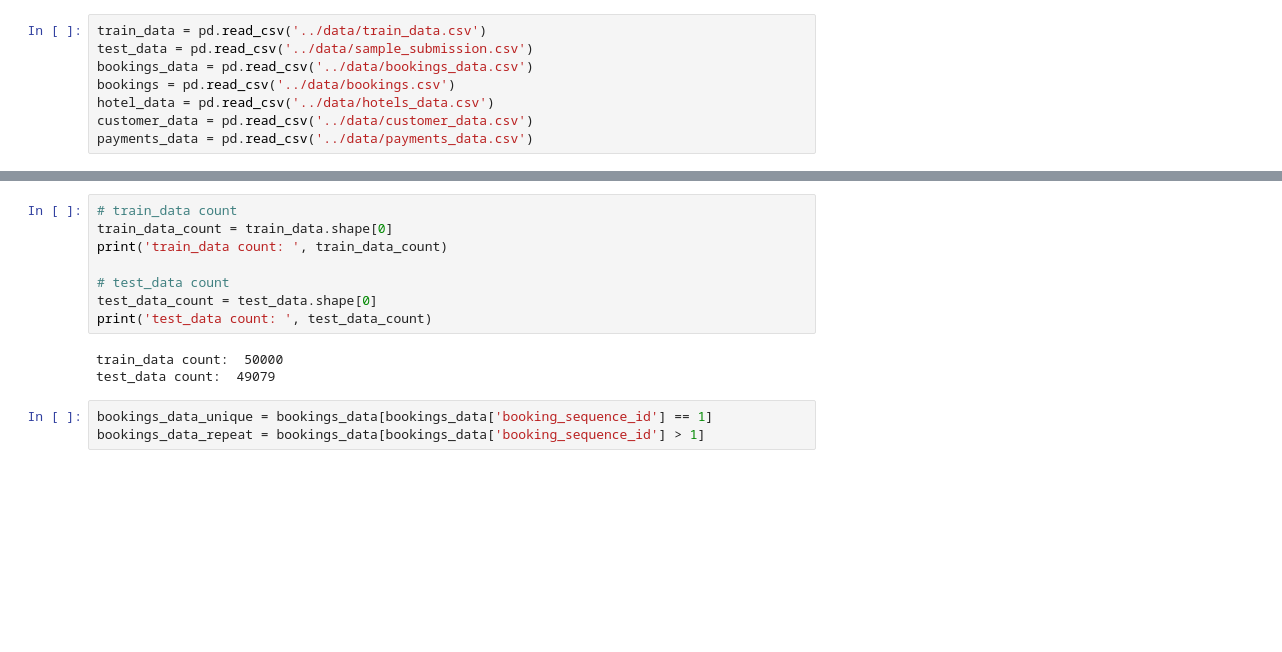
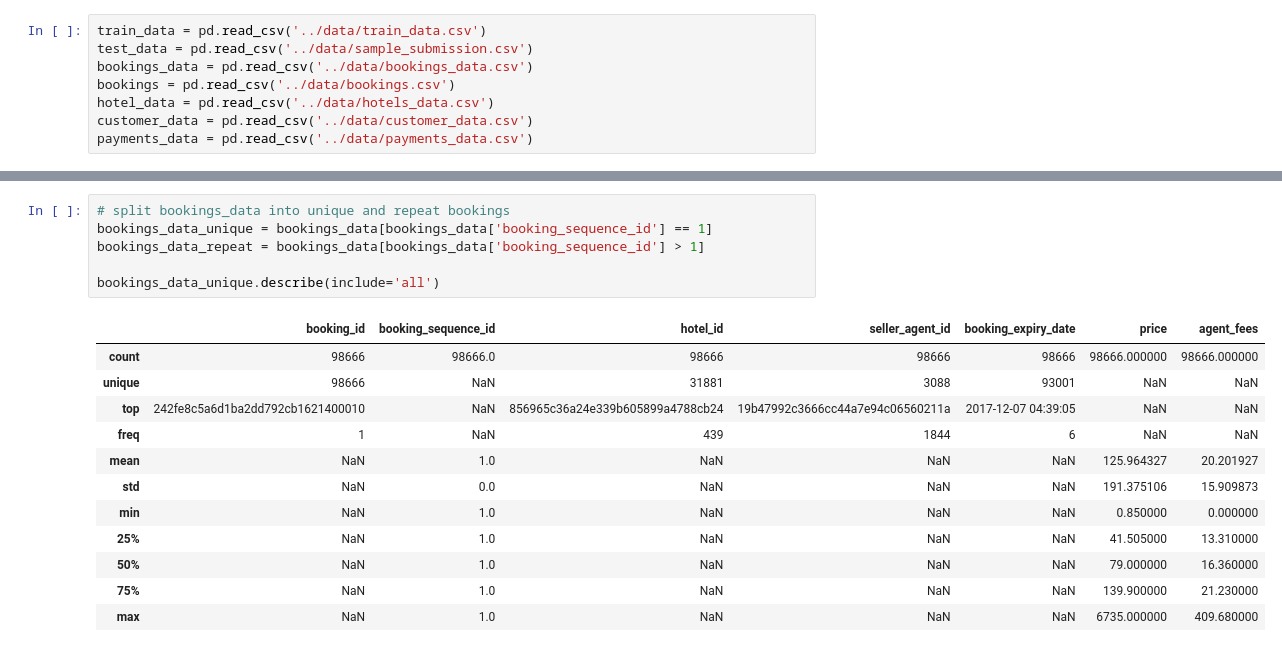
Before and after one commit to bersilin-robert1609/CS5691-PRML, a Jupyter notebook: DataContest/script/data_contest.ipynb, the cells around one changed output, grey strips where cells are left out. Cells and saved outputs as stored; diff of their text form; blank space fills up the shorter version.

```diff
--- a/DataContest/script/data_contest.ipynb
+++ b/DataContest/script/data_contest.ipynb
@@ -27,14 +103,19 @@ for payment_data_repeat in payments_data_repeat.itertuples():
-# %%
-# train_data count
-train_data_count = train_data.shape[0]
-print('train_data count: ', train_data_count)
-
-# test_data count
-test_data_count = test_data.shape[0]
-print('test_data count: ', test_data_count)
-# %% [output]
-train_data count:  50000
-test_data count:  49079
 # %%
+# split bookings_data into unique and repeat bookings
 bookings_data_unique = bookings_data[bookings_data['booking_sequence_id'] == 1]
 bookings_data_repeat = bookings_data[bookings_data['booking_sequence_id'] > 1]
+
+bookings_data_unique.describe(include='all')
+# %% [output]
+|  | booking_id | booking_sequence_id | hotel_id | seller_agent_id | booking_expiry_date | price | agent_fees |
+| count | 98666 | 98666.0 | 98666 | 98666 | 98666 | 98666.000000 | 98666.000000 |
+| unique | 98666 | NaN | 31881 | 3088 | 93001 | NaN | NaN |
+| top | 242fe8c5a6d1ba2dd792cb1621400010 | NaN | 856965c36a24e339b605899a4788cb24 | 19b47992c3666cc44a7e94c06560211a | 2017-12-07 04:39:05 | NaN | NaN |
+| freq | 1 | NaN | 439 | 1844 | 6 | NaN | NaN |
+| mean | NaN | 1.0 | NaN | NaN | NaN | 125.964327 | 20.201927 |
+| std | NaN | 0.0 | NaN | NaN | NaN | 191.375106 | 15.909873 |
+| min | NaN | 1.0 | NaN | NaN | NaN | 0.850000 | 0.000000 |
+| 25% | NaN | 1.0 | NaN | NaN | NaN | 41.505000 | 13.310000 |
+| 50% | NaN | 1.0 | NaN | NaN | NaN | 79.000000 | 16.360000 |
+| 75% | NaN | 1.0 | NaN | NaN | NaN | 139.900000 | 21.230000 |
+| max | NaN | 1.0 | NaN | NaN | NaN | 6735.000000 | 409.680000 |
```
Also changed, not shown: parts of 25 cells of this notebook, 7 other files.
